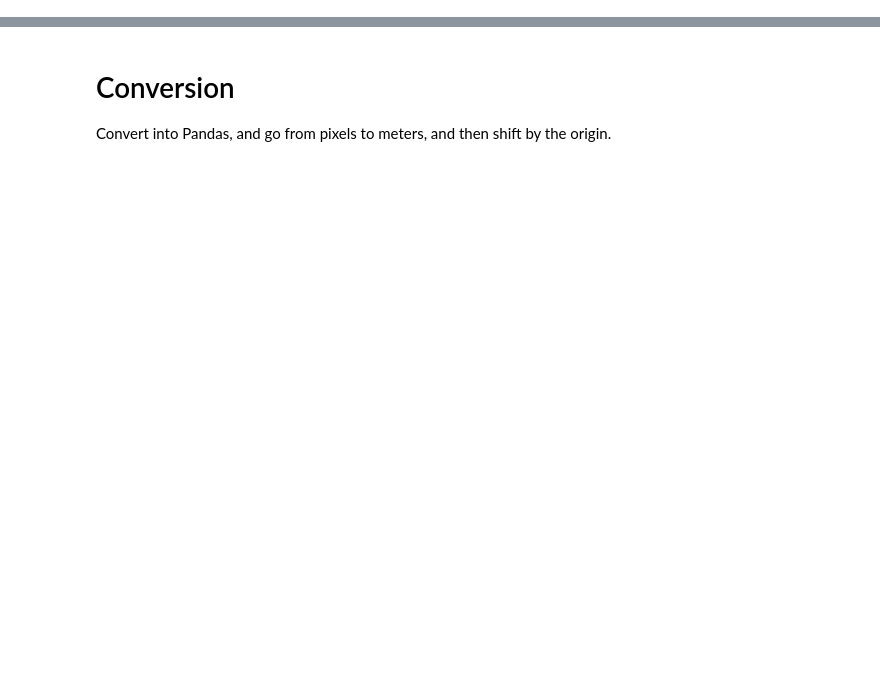
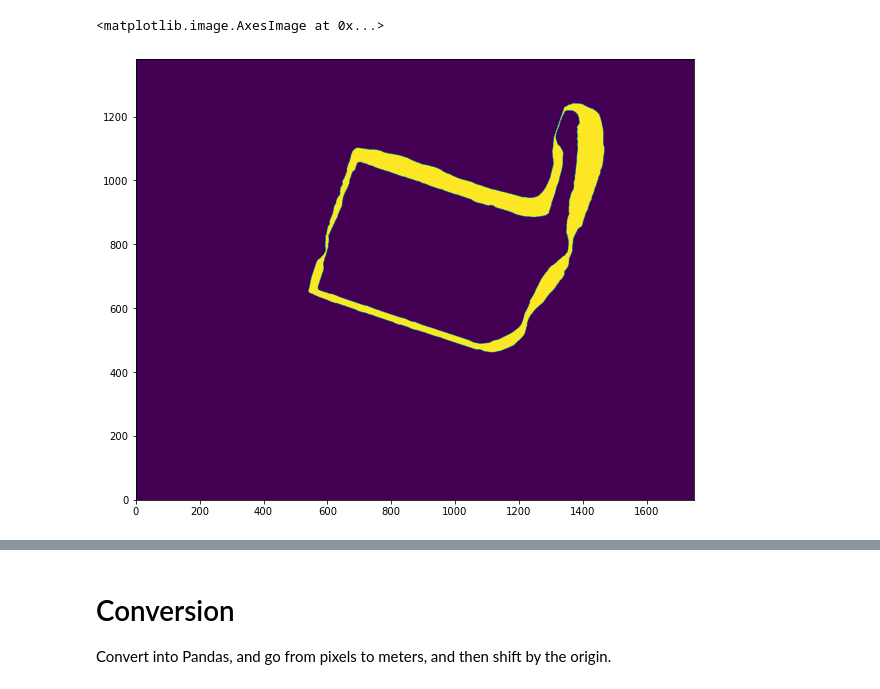
Before and after one commit to ynahum/Raceline-Optimization, a Jupyter notebook: map_converter.ipynb, the cells around one changed output, grey strips where cells are left out. Drawn from its saved outputs; the diff is of its cells as text; code cells hidden in the pictures; blank space fills up the shorter version.

Commit message:
clean up fiiles and add new tracks

```diff
--- a/map_converter.ipynb
+++ b/map_converter.ipynb
@@ -70,0 +65,12 @@ plt.imshow(map_img, cmap='gray')
+# %%
+# Calculate Euclidean Distance Transform (tells us distance to nearest wall)
+dist_transform = scipy.ndimage.distance_transform_edt(map_img)
+
+# Threshold the distance transform to create a binary image
+THRESHOLD = 0.17 # You should play around with this number. Is you say hairy lines generated, either clean the map so it is more curvy or increase this number
+centers = dist_transform > THRESHOLD*dist_transform.max()
+plt.figure(figsize=(10, 10))
+plt.imshow(centers, origin='lower')
+# %% [output]
+<matplotlib.image.AxesImage at 0x...>
+[figure, added]
```
Also changed, not shown: parts of 26 cells of this notebook, 11 other files.
